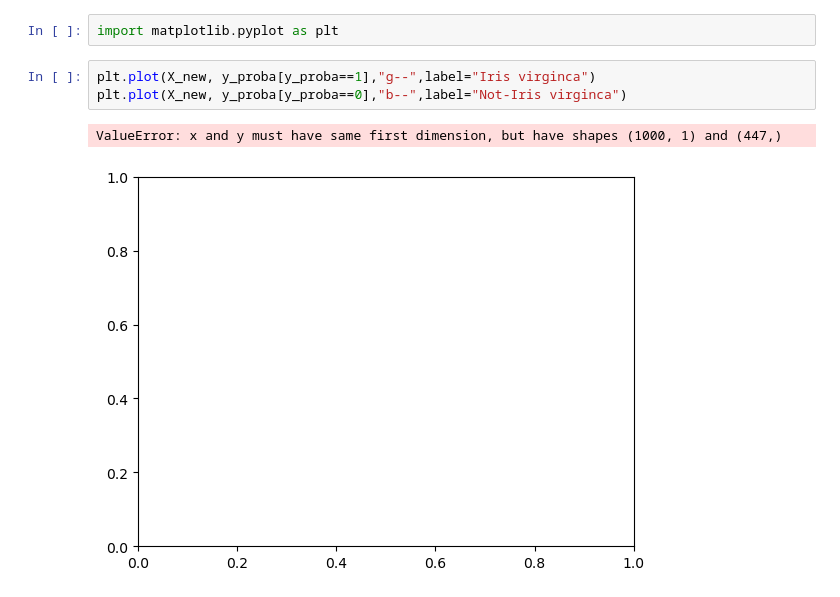
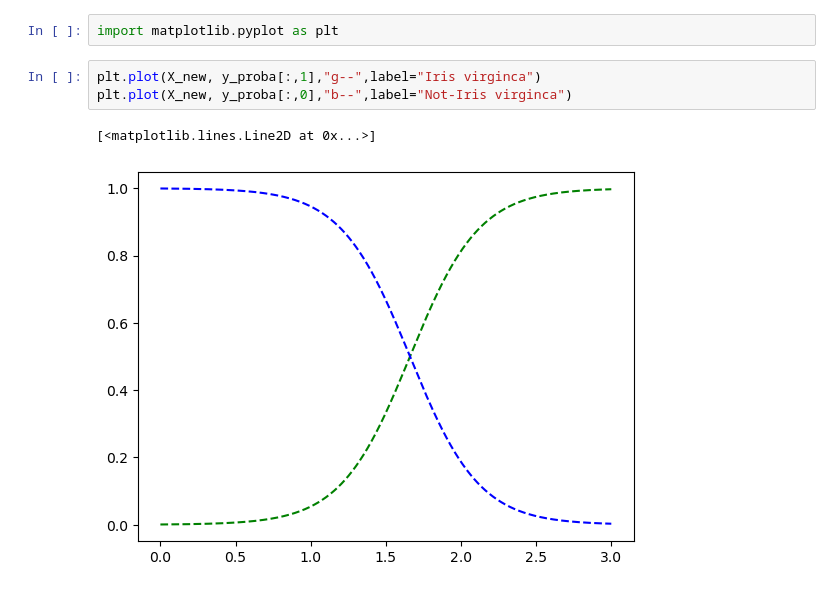
Before and after one commit to pranavvp16/ML_projects, a Jupyter notebook: Hands_on_machine_learning/iris_dataset_logisticregression.ipynb, the cells around one changed output. Cells and saved outputs as stored; diff of their text form.

Commit message:
graph to plot predict_proba

```diff
--- a/Hands_on_machine_learning/iris_dataset_logisticregression.ipynb
+++ b/Hands_on_machine_learning/iris_dataset_logisticregression.ipynb
@@ -52,8 +52,8 @@ array([7.49984089e-04, 7.59799387e-04, 7.69743043e-04, 7.79816732e-04,
 # %%
 import matplotlib.pyplot as plt
 # %%
-plt.plot(X_new, y_proba[y_proba==1],"g--",label="Iris virginca")
-plt.plot(X_new, y_proba[y_proba==0],"b--",label="Not-Iris virginca")
+plt.plot(X_new, y_proba[:,1],"g--",label="Iris virginca")
+plt.plot(X_new, y_proba[:,0],"b--",label="Not-Iris virginca")
 # %% [output]
-ValueError: x and y must have same first dimension, but have shapes (1000, 1) and (447,)
+[<matplotlib.lines.Line2D at 0x...>]
-[figure, old version]
+[figure, new version]
```
